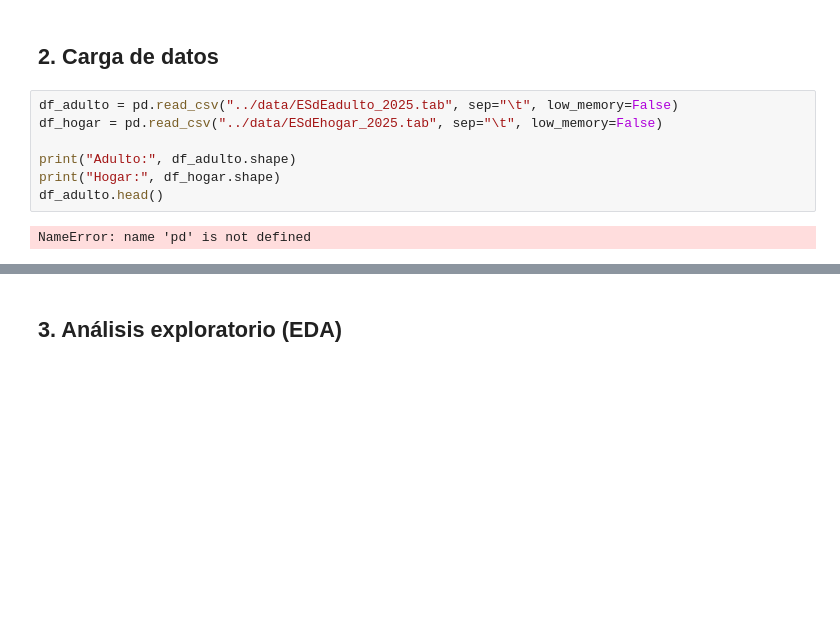
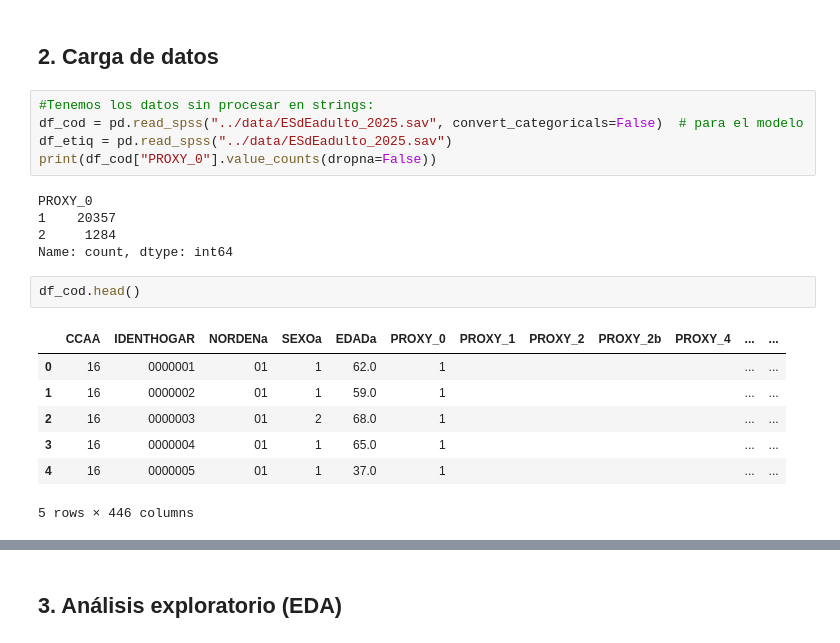
Before and after one commit to jorgeshzhndz/Riesgo_Cardiovascular_ML, a Jupyter notebook: notebooks/ML_Cardiovascular_Risk.ipynb, the cells around one changed output, grey strips where cells are left out. Drawn from its saved outputs; the diff is of its cells as text; blank space fills up the shorter version.

Commit message:
Data cleansing

```diff
--- a/notebooks/ML_Cardiovascular_Risk.ipynb
+++ b/notebooks/ML_Cardiovascular_Risk.ipynb
@@ -48,11 +47,22 @@ ModuleNotFoundError: No module named 'seaborn'
 # %% [markdown]
 ## 2. Carga de datos
-# %%
-df_adulto = pd.read_csv("../data/ESdEadulto_2025.tab", sep="\t", low_memory=False)
-df_hogar = pd.read_csv("../data/ESdEhogar_2025.tab", sep="\t", low_memory=False)
-
-print("Adulto:", df_adulto.shape)
-print("Hogar:", df_hogar.shape)
-df_adulto.head()
-# %% [output]
-NameError: name 'pd' is not defined
+# %%
+#Tenemos los datos sin procesar en strings:
+df_cod = pd.read_spss("../data/ESdEadulto_2025.sav", convert_categoricals=False)  # para el modelo
+df_etiq = pd.read_spss("../data/ESdEadulto_2025.sav")
+print(df_cod["PROXY_0"].value_counts(dropna=False))
+# %% [output]
+PROXY_0
+1    20357
+2     1284
+Name: count, dtype: int64
+# %%
+df_cod.head()
+# %% [output]
+|  | CCAA | IDENTHOGAR | NORDENa | SEXOa | EDADa | PROXY_0 | PROXY_1 | PROXY_2 | PROXY_2b | PROXY_4 | ... | ... |
+| 0 | 16 | 0000001 | 01 | 1 | 62.0 | 1 |  |  |  |  | ... | ... |
+| 1 | 16 | 0000002 | 01 | 1 | 59.0 | 1 |  |  |  |  | ... | ... |
+| 2 | 16 | 0000003 | 01 | 2 | 68.0 | 1 |  |  |  |  | ... | ... |
+| 3 | 16 | 0000004 | 01 | 1 | 65.0 | 1 |  |  |  |  | ... | ... |
+| 4 | 16 | 0000005 | 01 | 1 | 37.0 | 1 |  |  |  |  | ... | ... |
+5 rows × 446 columns
```
Also changed, not shown: parts of 9 cells of this notebook.
